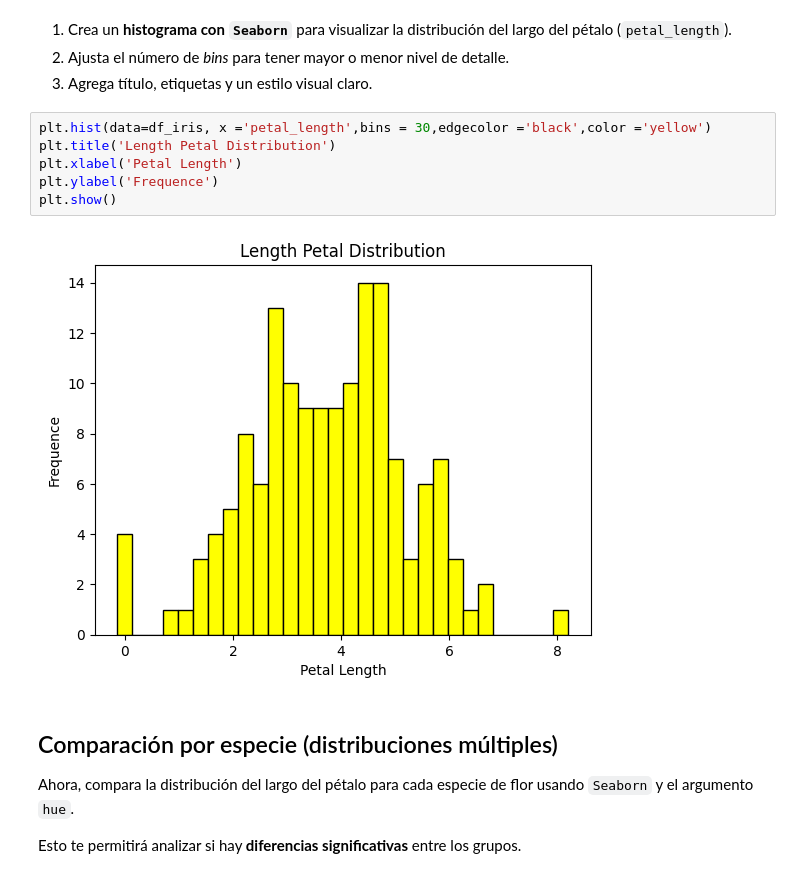
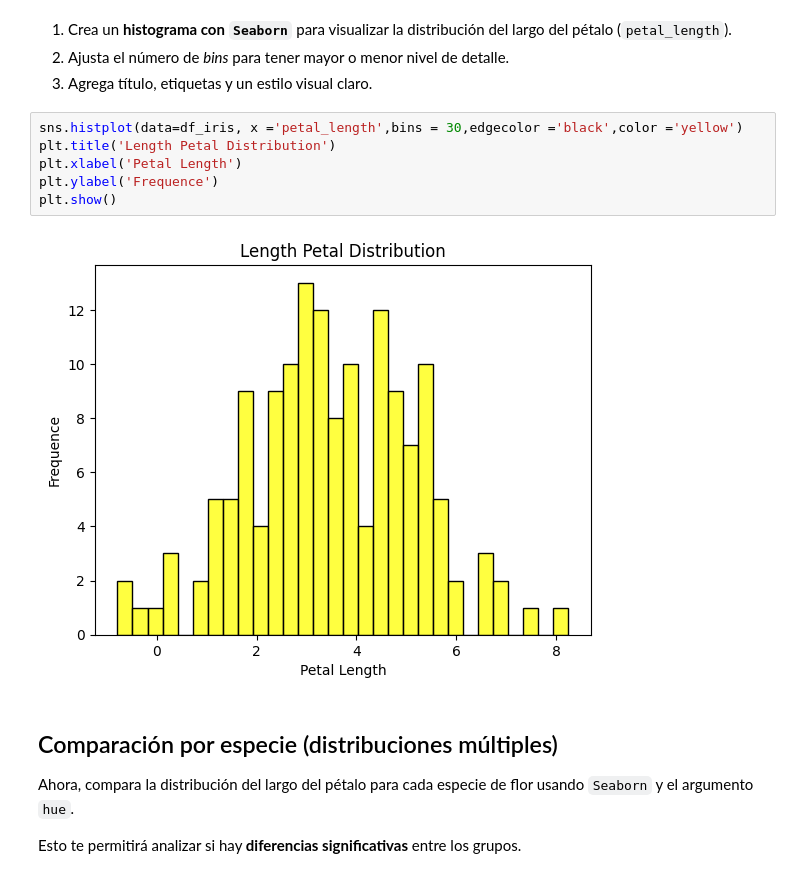
Before and after one commit to 4GeeksAcademy/LuisFCG-visualization-exercises-with-matplot-and-seaborn, a Jupyter notebook: notebook/problems.es.ipynb, the cells around one changed output. Saved outputs shown, nothing was run; the diff lists cells and outputs as text.

```diff
--- a/notebook/problems.es.ipynb
+++ b/notebook/problems.es.ipynb
@@ -184,13 +190,13 @@ df_iris.head() # Mostrar DataFrame
 2. Ajusta el número de *bins* para tener mayor o menor nivel de detalle.
 3. Agrega título, etiquetas y un estilo visual claro.
 # %%
-plt.hist(data=df_iris, x ='petal_length',bins = 30,edgecolor ='black',color ='yellow')
+sns.histplot(data=df_iris, x ='petal_length',bins = 30,edgecolor ='black',color ='yellow')
 plt.title('Length Petal Distribution')
 plt.xlabel('Petal Length')
 plt.ylabel('Frequence')
 plt.show()
 # %% [output]
-[figure, old version]
+[figure, new version]
 # %% [markdown]
 ## Comparación por especie (distribuciones múltiples)
 
```
Also changed, not shown: parts of 9 cells of this notebook.
